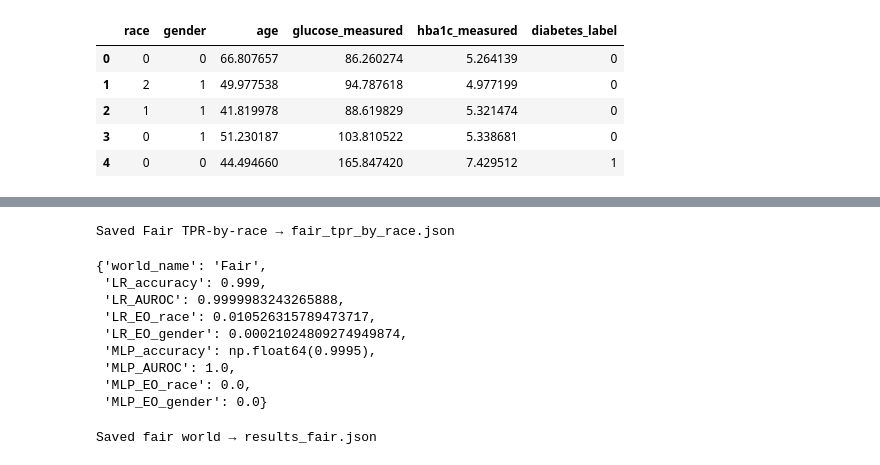
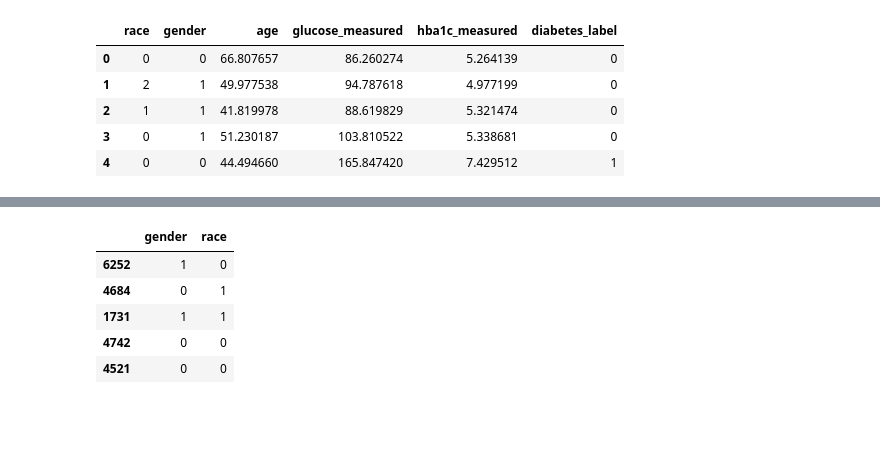
Before and after one commit to isabelle-bustamante/diabetes-fairness-ml, a Jupyter notebook: experiments/01_fair_world.ipynb, the cells around one changed output, grey strips where cells are left out. Saved outputs shown, nothing was run; the diff lists cells and outputs as text; code cells hidden in the pictures; blank space fills up the shorter version.

```diff
--- a/experiments/01_fair_world.ipynb
+++ b/experiments/01_fair_world.ipynb
@@ -171,46 +88,10 @@ MLP_EO_gender = equal_opportunity_diff(mlp_fair_gender)
-# %%
-mlp_fair_race.to_json("fair_tpr_by_race.json", orient="index")
-print("Saved Fair TPR-by-race → fair_tpr_by_race.json")
-# %% [output]
-Saved Fair TPR-by-race → fair_tpr_by_race.json
-# %%
-results_fair = {
-    "world_name": "Fair",
-    "LR_accuracy": lr_results["accuracy"],
-    "LR_AUROC": lr_results["AUROC"],
-    "LR_EO_race": LR_EO_race,
-    "LR_EO_gender": LR_EO_gender,
-    "MLP_accuracy": mlp_results["accuracy"],
-    "MLP_AUROC": mlp_results["AUROC"],
-    "MLP_EO_race": MLP_EO_race,
-    "MLP_EO_gender": MLP_EO_gender,
-}
-
-results_fair
-# %% [output]
-{'world_name': 'Fair',
- 'LR_accuracy': 0.999,
- 'LR_AUROC': 0.9999983243265888,
- 'LR_EO_race': 0.010526315789473717,
- 'LR_EO_gender': 0.00021024809274949874,
- 'MLP_accuracy': np.float64(0.9995),
- 'MLP_AUROC': 1.0,
- 'MLP_EO_race': 0.0,
- 'MLP_EO_gender': 0.0}
-# %%
-results_fair = {
-    "world_name": "Fair",
-    "LR_accuracy": lr_results["accuracy"],
-    "LR_AUROC": lr_results["AUROC"],
-    "LR_EO_race": LR_EO_race,
-    "LR_EO_gender": LR_EO_gender,
-    "MLP_accuracy": mlp_results["accuracy"],
-    "MLP_AUROC": mlp_results["AUROC"],
-    "MLP_EO_race": MLP_EO_race,
-    "MLP_EO_gender": MLP_EO_gender,
-}
-
-json.dump(results_fair, open("results_fair.json", "w"), indent=4)
-print("Saved fair world → results_fair.json")
-# %% [output]
-Saved fair world → results_fair.json
+# %%
+sens_test = df.iloc[y_test.index][["gender", "race"]]
+sens_test.head()
+# %% [output]
+|  | gender | race |
+| 6252 | 1 | 0 |
+| 4684 | 0 | 1 |
+| 1731 | 1 | 1 |
+| 4742 | 0 | 0 |
+| 4521 | 0 | 0 |
```
Also changed, not shown: parts of 12 cells of this notebook, 34 other files.
